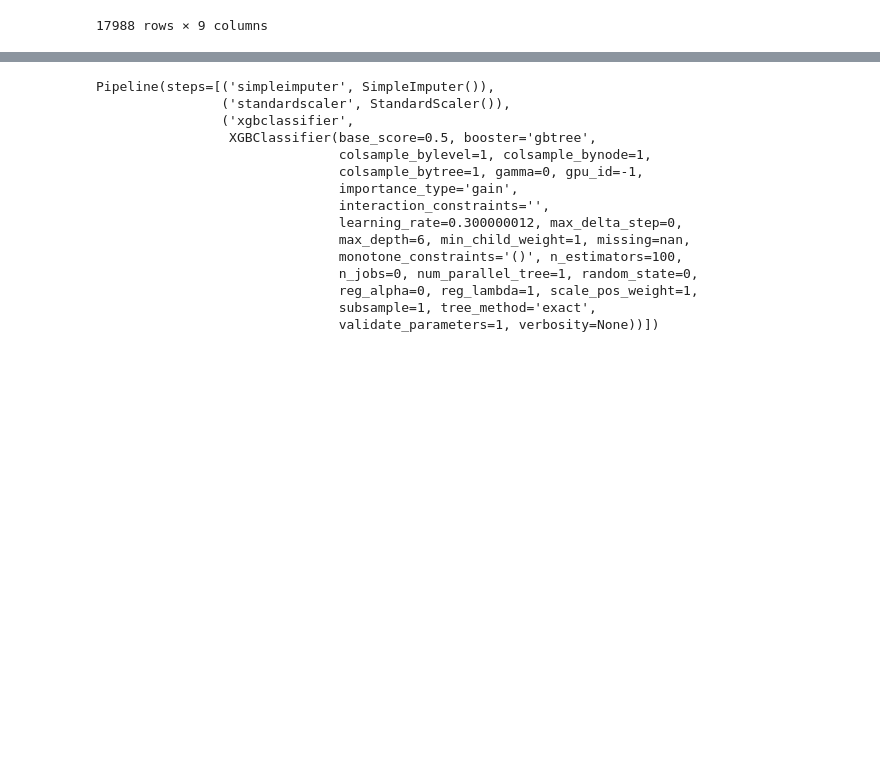
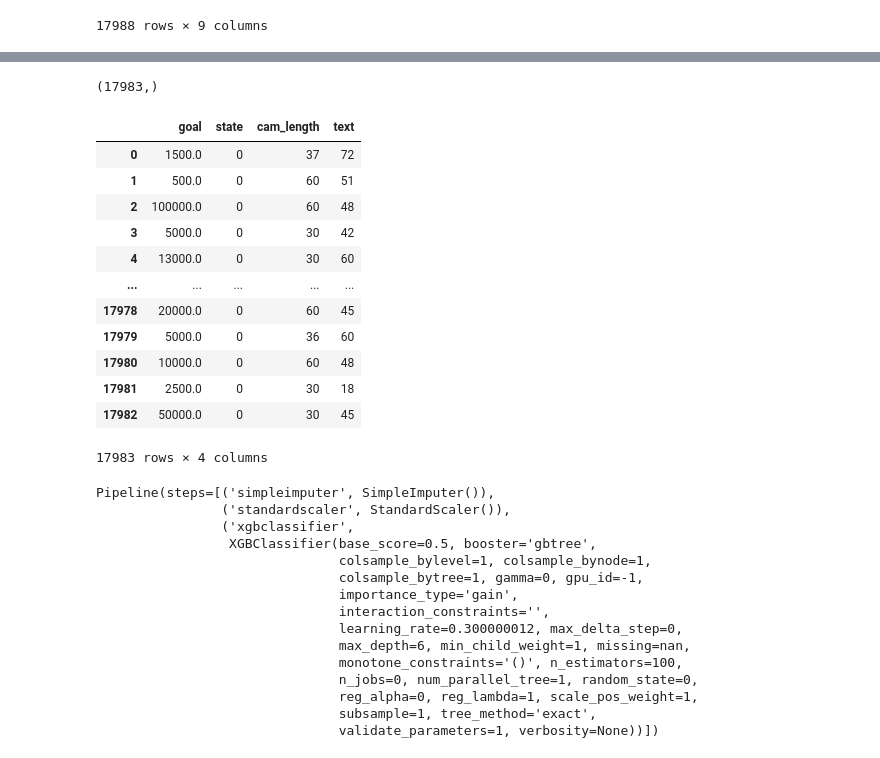
Before and after one commit to Build-Week-Kickstarter-1/DS-KickStarter, a Jupyter notebook: notebooks/Ivan_model.ipynb, the cells around one changed output, grey strips where cells are left out. Drawn from its saved outputs; the diff is of its cells as text; code cells hidden in the pictures; blank space fills up the shorter version.

```diff
--- a/notebooks/Ivan_model.ipynb
+++ b/notebooks/Ivan_model.ipynb
@@ -145,0 +251,22 @@ df
+# %%
+def tokenize(text):
+    tokens = re.sub('[^a-zA-Z 0-9]', '', text)
+    tokens = tokens.lower().split()
+
+    return tokens
+# %%
+vectorizer = CountVectorizer(stop_words='english', tokenizer=tokenize,ngram_range=(1,3))
+# %%
+num = 0
+for i in df['text']:
+    new_doc = []
+    new_doc = [df['text'][num]]
+    X = vectorizer.fit_transform(new_doc)
+    x = X.toarray()
+    x = x.ravel()
+    df['text'][num] = x
+    num += 1
+# %%
+df['text'].shape
+# %% [output]
+(17983,)
@@ -146,2 +278,24 @@ df
+# %%
+num = 0
+for i in df['text']:
+    # df['text'][num] = df['text'][num].tolist()
+    df['text'][num] = df['text'][num].sum()
+    num += 1
+# %%
+df
+# %% [output]
+|  | goal | state | cam_length | text |
+| 0 | 1500.0 | 0 | 37 | 72 |
+| 1 | 500.0 | 0 | 60 | 51 |
+| 2 | 100000.0 | 0 | 60 | 48 |
+| 3 | 5000.0 | 0 | 30 | 42 |
+| 4 | 13000.0 | 0 | 30 | 60 |
+| ... | ... | ... | ... | ... |
+| 17978 | 20000.0 | 0 | 60 | 45 |
+| 17979 | 5000.0 | 0 | 36 | 60 |
+| 17980 | 10000.0 | 0 | 60 | 48 |
+| 17981 | 2500.0 | 0 | 30 | 18 |
+| 17982 | 50000.0 | 0 | 30 | 45 |
+17983 rows × 4 columns
 # %%
 # split into train test
```
Also changed, not shown: parts of 35 cells of this notebook, 3 other files.
